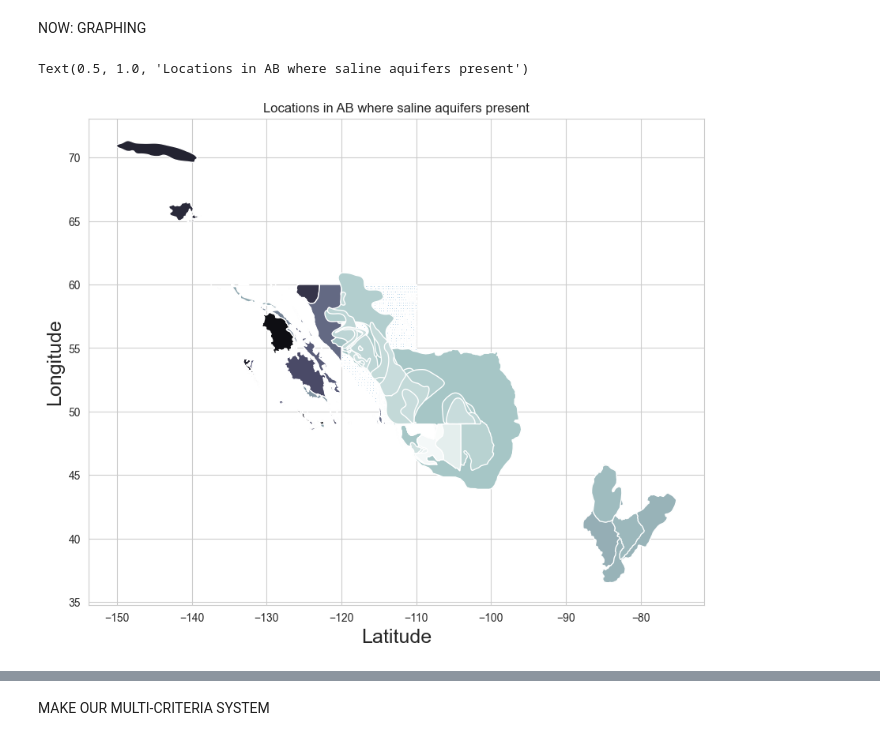
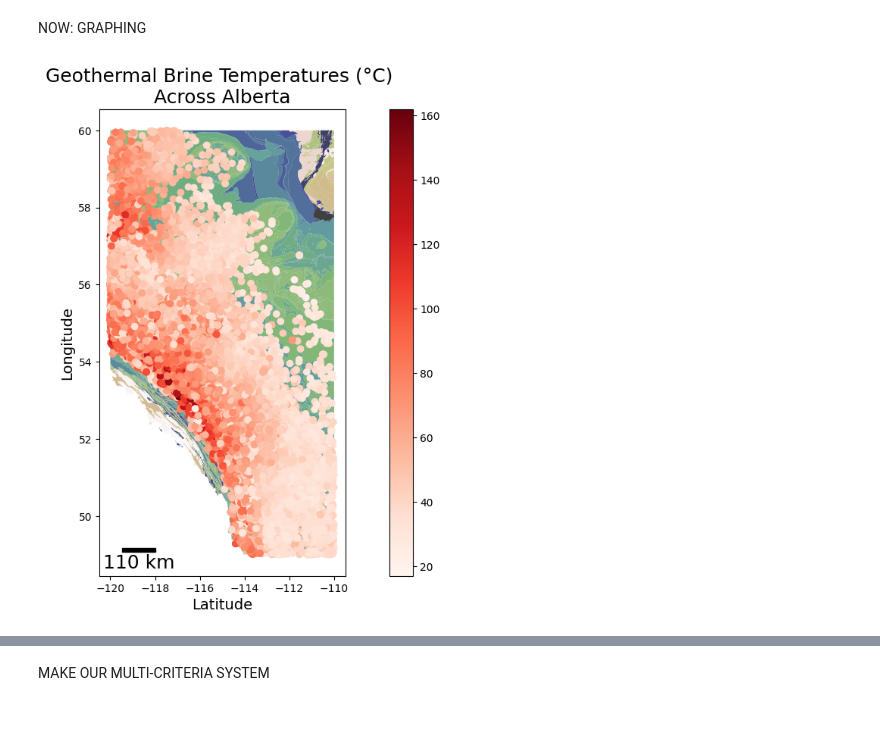
Before and after one commit to katherinewest/2024-redevelop, a Jupyter notebook: main.ipynb, the cells around one changed output, grey strips where cells are left out. Drawn from its saved outputs; the diff is of its cells as text; code cells hidden in the pictures.

```diff
--- a/main.ipynb
+++ b/main.ipynb
@@ -426,16 +391,33 @@ storage_gdf_filtered
 64 rows × 180 columns
 # %% [markdown]
 NOW: GRAPHING
+# %%
+fontprops = fm.FontProperties(size=18)
 # %%
+# module for producing graphing. Comment out different lines based on what you would or wouldn't like to see!
+
 ax = bedrock_df.plot(figsize=(15, 8), cmap="gist_earth", alpha=0.75, column="ColorGroup")
 # exploration_lithium_df.plot(ax=ax, color='grey', edgecolor='k', label='Exploration_Lithium', legend=True)
-# lithium_df.plot(column= "Li_mg_L", cmap="Reds", ax=ax, legend=True)
-# ab_temps_gdf.plot(ax=ax, cmap="Reds", column = "Temp_rec_C", legend=True)
-ATS_gdf.plot(ax=ax)
-storage_gdf_filtered.plot(ax=ax, cmap="bone", legend=True)
-plt.xlabel('Latitude', fontsize=18)
-plt.ylabel('Longitude', fontsize=18)
-plt.title("Locations in AB where saline aquifers present")
+# lithium_df.plot(column= "Li_mg_L", cmap="Reds", ax=ax, legend=True, markersize=4)
+# fig.get_legend.set_title("Concentration in mg/L")
+ab_temps_gdf.plot(ax=ax, cmap="Reds", column = "Temp_rec_C", legend=True)
+# ATS_gdf.plot(ax=ax)
+# storage_gdf_filtered.plot(ax=ax, cmap="bone", legend=True)
+plt.xlabel('Latitude', fontsize=14)
+plt.ylabel('Longitude', fontsize=14)
+plt.grid(False)
+plt.title("Geothermal Brine Temperatures (°C) \nAcross Alberta", fontsize=18)
+
+scalebar = AnchoredSizeBar(ax.transData,
+                           1.5, '110 km', 'lower left',
+                           pad=0.1,
+                           color='black',
+                           frameon=False,
+                           size_vertical=0.1,
+                           fontproperties=fontprops)
+ax.add_artist(scalebar)
+
+plt.savefig(dpi=300, fname="Geothermal Temperatures Across Alberta.png")
+plt.show()
 # %% [output]
-Text(0.5, 1.0, 'Locations in AB where saline aquifers present')
-[figure, old version]
+[figure, new version]
```
Also changed, not shown: parts of 52 cells of this notebook, 1 other file.
